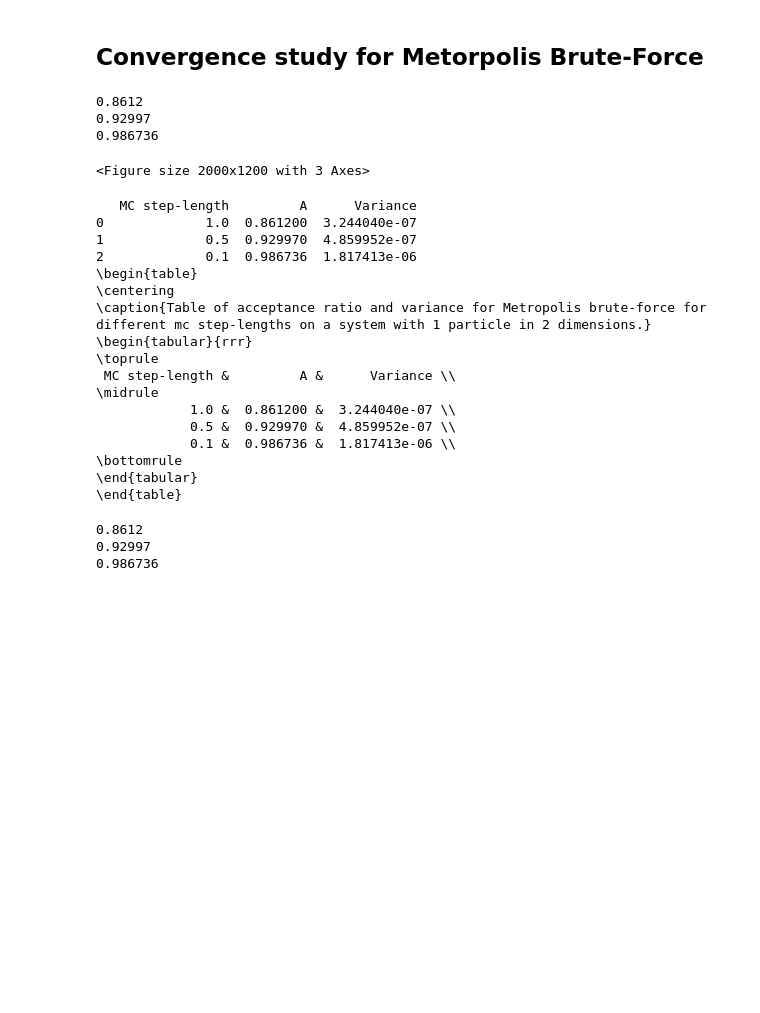
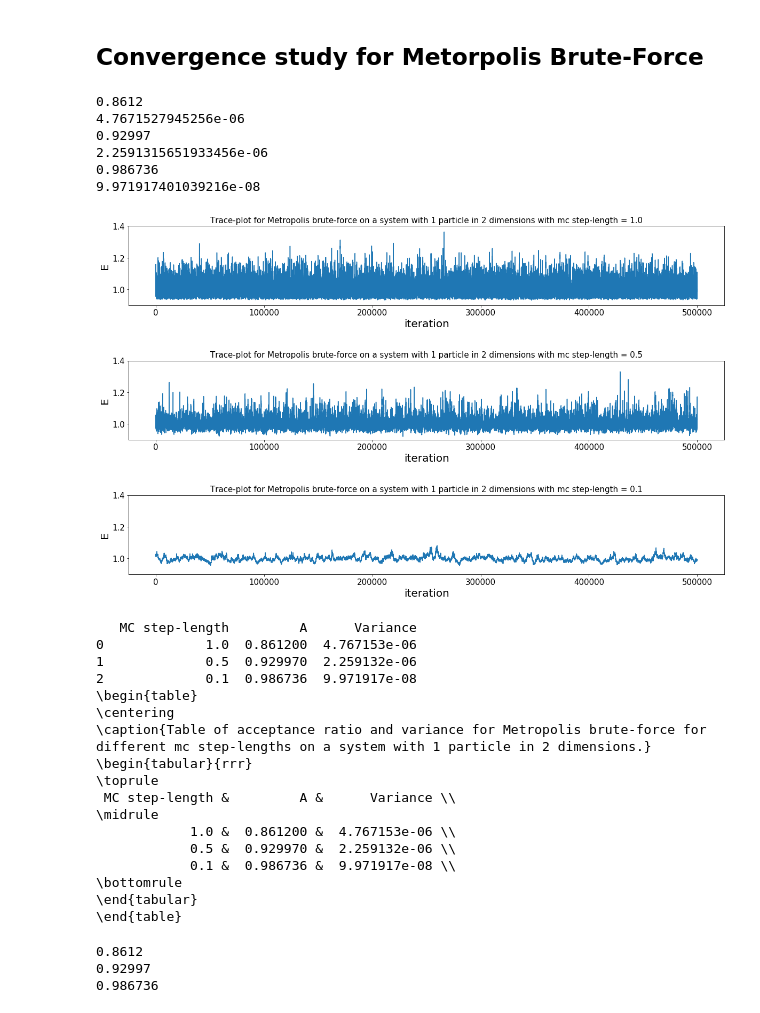
Before and after one commit to MartinKHovden/ComputationalPhysics2, a Jupyter notebook: Project2/non-interacting.ipynb, the cells around one changed output. Drawn from its saved outputs; the diff is of its cells as text; code cells hidden in the pictures; blank space fills up the shorter version.

```diff
--- a/Project2/non-interacting.ipynb
+++ b/Project2/non-interacting.ipynb
@@ -33,52 +33,58 @@ def acceptance_ratio(e):
 step_lengths = [1.0, 0.5, 0.1]
 acceptance_ratios = []
 variances = []
 
 i = 1
 
 for step_length in step_lengths:
     e = np.loadtxt("output/MCMC_Runs/interacting_false/MCMC_Runs_metropolis_brute_force_num_particles_1_num_dims_2_hidden_2_sigma_1.0_mc_step_length_" + str(step_length) + "_num_mc_iterations_500000.txt", skiprows=1)
     plt.subplot(3,1,i)
 
     plt.title("Trace-plot for Metropolis brute-force on a system with 1 particle in 2 dimensions with mc step-length = " + str(step_length), fontsize = 15)
     plt.xlabel("iteration")
     plt.ylabel("E")
     plt.plot(e)
+    plt.ylim((0.9, 1.4))
     acceptance_ratios.append(acceptance_ratio(e))
-    variances.append( block(e)[1])
+    len_e = len(e)
+    variances.append( block(e[:int(np.log2(len_e))])[1])
+    print(variances[-1])
 
     i+=1
 
 plt.subplots_adjust(hspace=0.7)
 plt.savefig("plots/MCMC_Runs_metropolis_brute_force_num_particles_1_num_dims_2_hidden_2_sigma_1.0_num_mc_iterations_500000.png")
 plt.show()
 
 df = pd.DataFrame({"MC step-length" : step_lengths, "A":acceptance_ratios, "Variance": variances})
 print(df)
 cap = "Table of acceptance ratio and variance for Metropolis brute-force for different mc step-lengths on a system with 1 particle in 2 dimensions."
 print(df.to_latex(index=False,caption = cap))
 # %% [output]
 0.8612
+4.7671527945256e-06
 0.92997
+2.2591315651933456e-06
 0.986736
+9.971917401039216e-08
+[figure, added]
-<Figure size 2000x1200 with 3 Axes>
+   MC step-length         A      Variance
+0             1.0  0.861200  4.767153e-06
+1             0.5  0.929970  2.259132e-06
+2             0.1  0.986736  9.971917e-08
+\begin{table}
+\centering
+\caption{Table of acceptance ratio and variance for Metropolis brute-force for different mc step-lengths on a system with 1 particle in 2 dimensions.}
+\begin{tabular}{rrr}
+\toprule
+ MC step-length &         A &      Variance \\
+\midrule
+            1.0 &  0.861200 &  4.767153e-06 \\
+            0.5 &  0.929970 &  2.259132e-06 \\
+            0.1 &  0.986736 &  9.971917e-08 \\
+\bottomrule
+\end{tabular}
+\end{table}
-   MC step-length         A      Variance
-0             1.0  0.861200  3.244040e-07
-1             0.5  0.929970  4.859952e-07
-2             0.1  0.986736  1.817413e-06
-\begin{table}
-\centering
-\caption{Table of acceptance ratio and variance for Metropolis brute-force for different mc step-lengths on a system with 1 particle in 2 dimensions.}
-\begin{tabular}{rrr}
-\toprule
- MC step-length &         A &      Variance \\
-\midrule
-            1.0 &  0.861200 &  3.244040e-07 \\
-            0.5 &  0.929970 &  4.859952e-07 \\
-            0.1 &  0.986736 &  1.817413e-06 \\
-\bottomrule
-\end{tabular}
-\end{table}
 # %%
 import numpy as np
 import matplotlib.pyplot as plt
```
Also changed, not shown: parts of 2 cells of this notebook, 9 other files.
